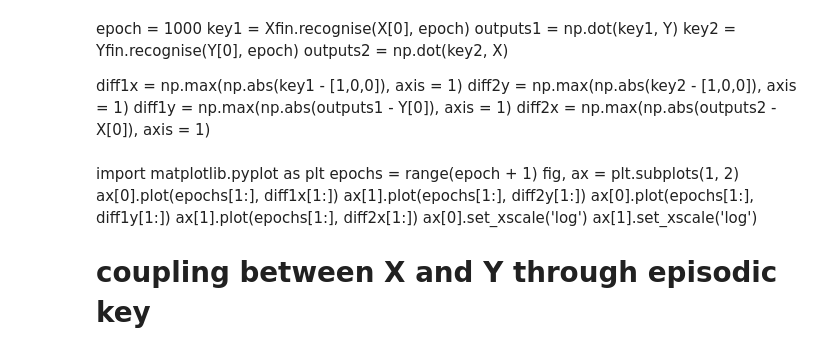
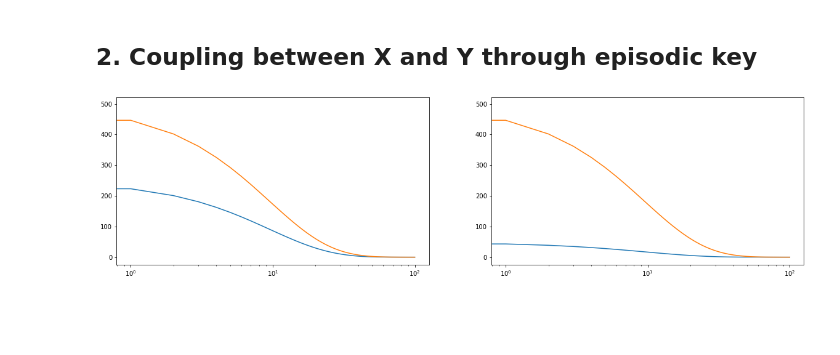
Before and after one commit to anish-lu-yihe/braisian-network, a Jupyter notebook: test0.ipynb, the cells around one changed output. Drawn from its saved outputs; the diff is of its cells as text; code cells hidden in the pictures; blank space fills up the shorter version.

```diff
--- a/test0.ipynb
+++ b/test0.ipynb
@@ -55,22 +41,24 @@ Xfin.setup_matrix(X), Yfin.setup_matrix(Y)
-# %% [markdown]
-epoch = 1000
-key1 = Xfin.recognise(X[0], epoch)
-outputs1 = np.dot(key1, Y)
-key2 = Yfin.recognise(Y[0], epoch)
-outputs2 = np.dot(key2, X)
-
-diff1x = np.max(np.abs(key1 - [1,0,0]), axis = 1)
-diff2y = np.max(np.abs(key2 - [1,0,0]), axis = 1)
-diff1y = np.max(np.abs(outputs1 - Y[0]), axis = 1)
-diff2x = np.max(np.abs(outputs2 - X[0]), axis = 1)
-# %% [markdown]
-import matplotlib.pyplot as plt
-epochs = range(epoch + 1)
-fig, ax = plt.subplots(1, 2)
-ax[0].plot(epochs[1:], diff1x[1:])
-ax[1].plot(epochs[1:], diff2y[1:])
-ax[0].plot(epochs[1:], diff1y[1:])
-ax[1].plot(epochs[1:], diff2x[1:])
-ax[0].set_xscale('log')
-ax[1].set_xscale('log')
-# coupling between X and Y through episodic key
+# %% [markdown]
+## 2. Coupling between X and Y through episodic key
+# %%
+# init params
+x_num, y_num = 500, 100
+item_num = 3
+X, Y = [np.random.randint(2, size = (item_num, feat_num)) for feat_num in [x_num, y_num]]
+Xifn, Yifn = [inhibitory_feedback_network(M) for M in [X, Y]]
+# %%
+epoch = 100
+key, answer = [], []
+for net, probe, memory in zip((Xifn, Yifn), (X[0], Y[0]), (Y, X)):
+    key.append(net.recognise(probe, epoch))
+    answer.append(np.dot(key, memory))
+# %%
+import matplotlib.pyplot as plt
+epochs = range(epoch + 1)
+fig_coup, ax_couple = plt.subplots(1, 2, figsize = (20, 5))
+for ax, k, answ, probe in zip(ax_couple, key, answer, (Y[0], X[0])):
+    ax.plot(epochs, np.max(np.abs(k - [1, 0, 0]), axis = 1))
+    ax.plot(epochs, np.max(np.abs(answ[0] - probe), axis = 1))
+    ax.set_xscale('log')
+# %% [output]
+[figure, added]
```
Also changed, not shown: parts of 6 cells of this notebook, 1 other file.
